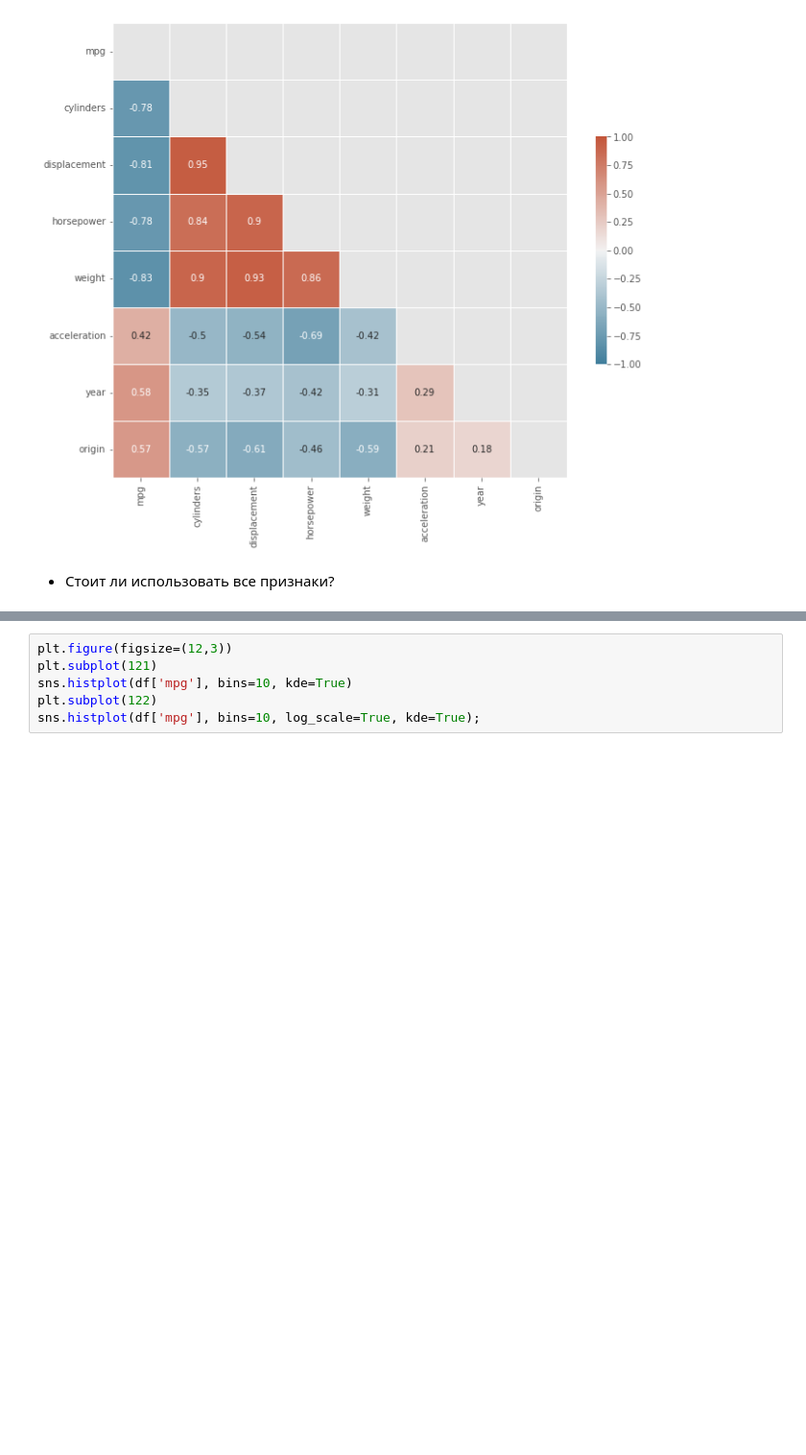
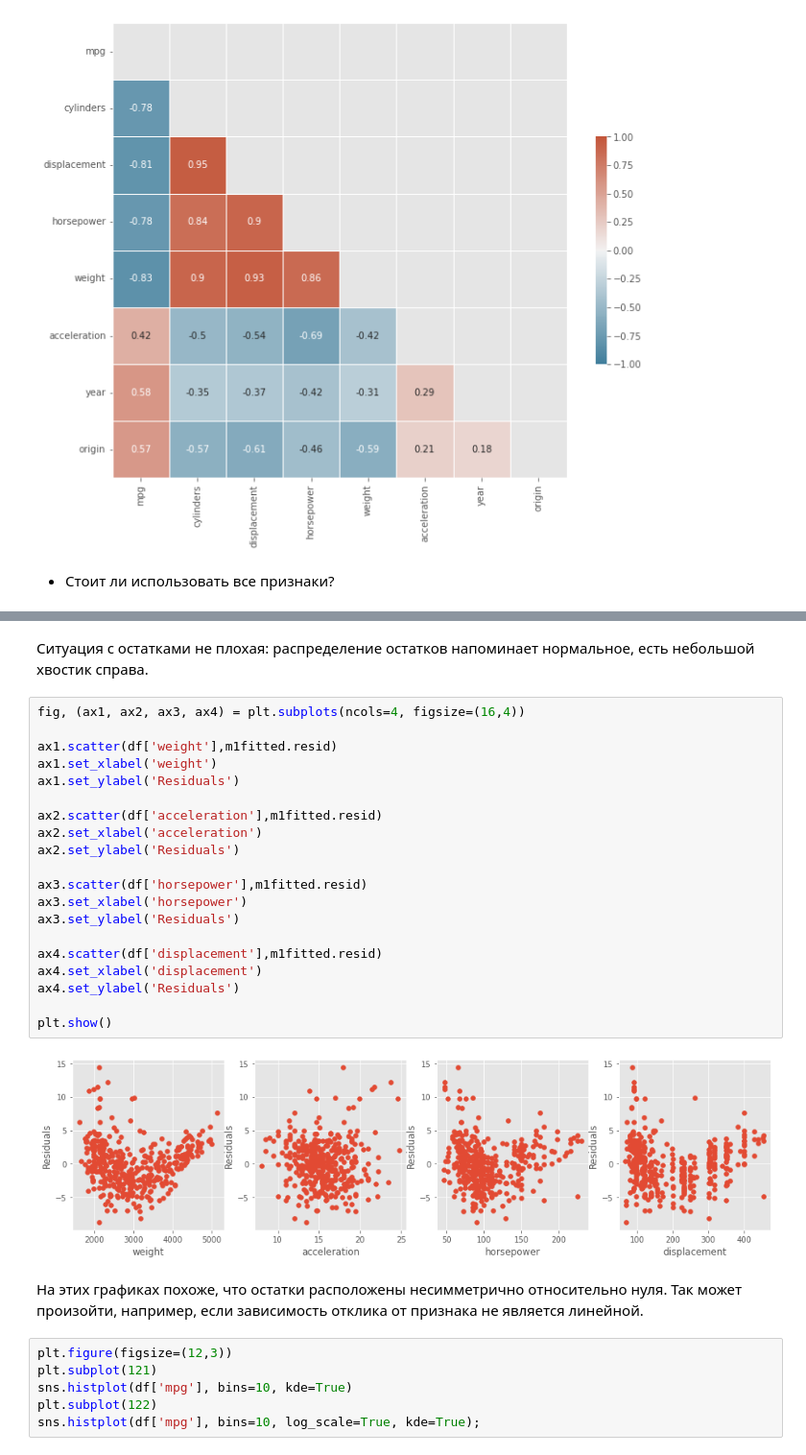
Before and after one commit to MariaZolotko/stat_HSE_DPO_21-Fall, a Jupyter notebook: Мария Золотько - 9_task3.ipynb, the cells around one changed output, grey strips where cells are left out. Shown at 96% size. Cells and saved outputs as stored; diff of their text form; blank space fills up the shorter version.

```diff
--- a/Мария Золотько - 9_task3.ipynb
+++ b/Мария Золотько - 9_task3.ipynb
@@ -113,3 +207,29 @@ plt.show()
+# %% [markdown]
+Ситуация с остатками не плохая: распределение остатков напоминает нормальное, есть небольшой хвостик справа.
+# %%
+fig, (ax1, ax2, ax3, ax4) = plt.subplots(ncols=4, figsize=(16,4))
+
+ax1.scatter(df['weight'],m1fitted.resid)
+ax1.set_xlabel('weight')
+ax1.set_ylabel('Residuals')
+
+ax2.scatter(df['acceleration'],m1fitted.resid)
+ax2.set_xlabel('acceleration')
+ax2.set_ylabel('Residuals')
+
+ax3.scatter(df['horsepower'],m1fitted.resid)
+ax3.set_xlabel('horsepower')
+ax3.set_ylabel('Residuals')
+
+ax4.scatter(df['displacement'],m1fitted.resid)
+ax4.set_xlabel('displacement')
+ax4.set_ylabel('Residuals')
+
+plt.show()
+# %% [output]
+[figure, added]
+# %% [markdown]
+На этих графиках похоже, что остатки расположены несимметрично относительно нуля. Так может произойти, например, если зависимость отклика от признака не является линейной.
 # %%
 plt.figure(figsize=(12,3))
 plt.subplot(121)
```
Also changed, not shown: parts of 101 cells of this notebook, 16 other files.
